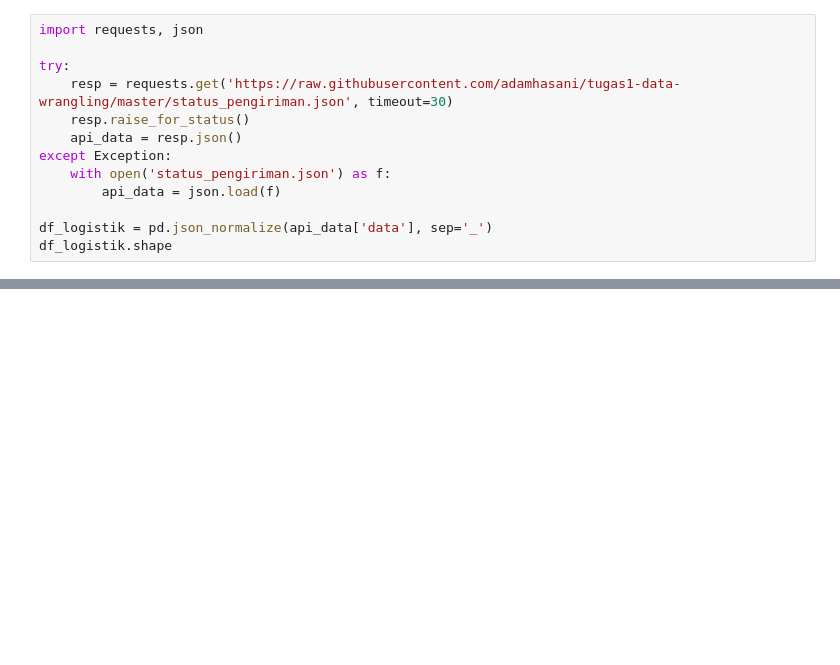
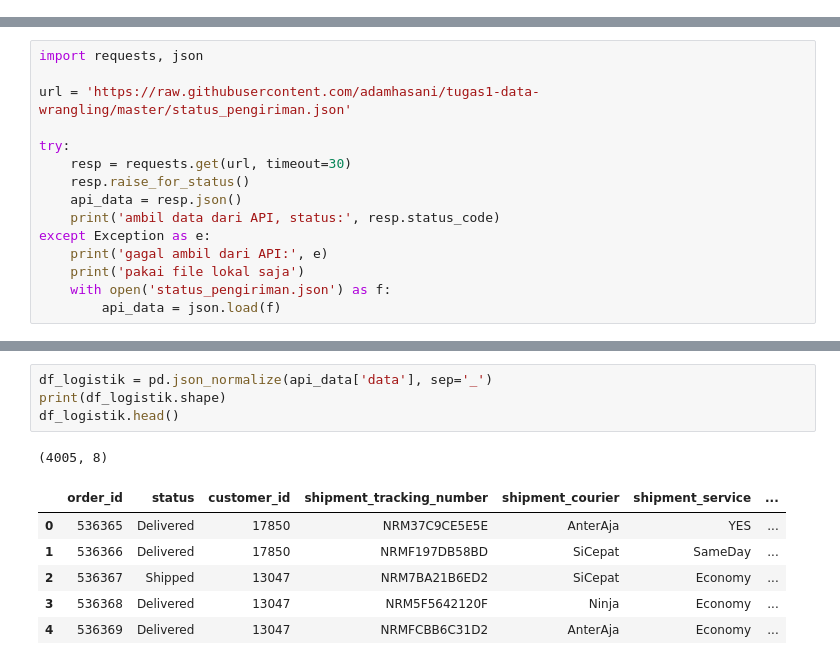
Before and after one commit to adamhasani/tugas1-data-wrangling, a Jupyter notebook: Tugas1_DW_25200013.ipynb, the cells around one changed output, grey strips where cells are left out. Cells and saved outputs as stored; diff of their text form; blank space fills up the shorter version.

Commit message:
rebuild: struktur notebook + eksplorasi data + status pengiriman

```diff
--- a/Tugas1_DW_25200013.ipynb
+++ b/Tugas1_DW_25200013.ipynb
@@ -57,13 +0,0 @@ Endpoint aslinya nggak publik, jadi responsenya di-mock jadi file JSON dengan st
-# %%
-import requests, json
-
-try:
-    resp = requests.get('https://raw.githubusercontent.com/adamhasani/tugas1-data-wrangling/master/status_pengiriman.json', timeout=30)
-    resp.raise_for_status()
-    api_data = resp.json()
-except Exception:
-    with open('status_pengiriman.json') as f:
-        api_data = json.load(f)
-
-df_logistik = pd.json_normalize(api_data['data'], sep='_')
-df_logistik.shape
@@ -153,0 +126,15 @@ semua validasi lolos
+# %%
+import requests, json
+
+url = 'https://raw.githubusercontent.com/adamhasani/tugas1-data-wrangling/master/status_pengiriman.json'
+
+try:
+    resp = requests.get(url, timeout=30)
+    resp.raise_for_status()
+    api_data = resp.json()
+    print('ambil data dari API, status:', resp.status_code)
+except Exception as e:
+    print('gagal ambil dari API:', e)
+    print('pakai file lokal saja')
+    with open('status_pengiriman.json') as f:
+        api_data = json.load(f)
@@ -153,0 +161,12 @@ semua validasi lolos
+# %%
+df_logistik = pd.json_normalize(api_data['data'], sep='_')
+print(df_logistik.shape)
+df_logistik.head()
+# %% [output]
+(4005, 8)
+|  | order_id | status | customer_id | shipment_tracking_number | shipment_courier | shipment_service | ... |
+| 0 | 536365 | Delivered | 17850 | NRM37C9CE5E5E | AnterAja | YES | ... |
+| 1 | 536366 | Delivered | 17850 | NRMF197DB58BD | SiCepat | SameDay | ... |
+| 2 | 536367 | Shipped | 13047 | NRM7BA21B6ED2 | SiCepat | Economy | ... |
+| 3 | 536368 | Delivered | 13047 | NRM5F5642120F | Ninja | Economy | ... |
+| 4 | 536369 | Delivered | 13047 | NRMFCBB6C31D2 | AnterAja | Economy | ... |
```
Also changed, not shown: parts of 36 cells of this notebook, 1 other file.
